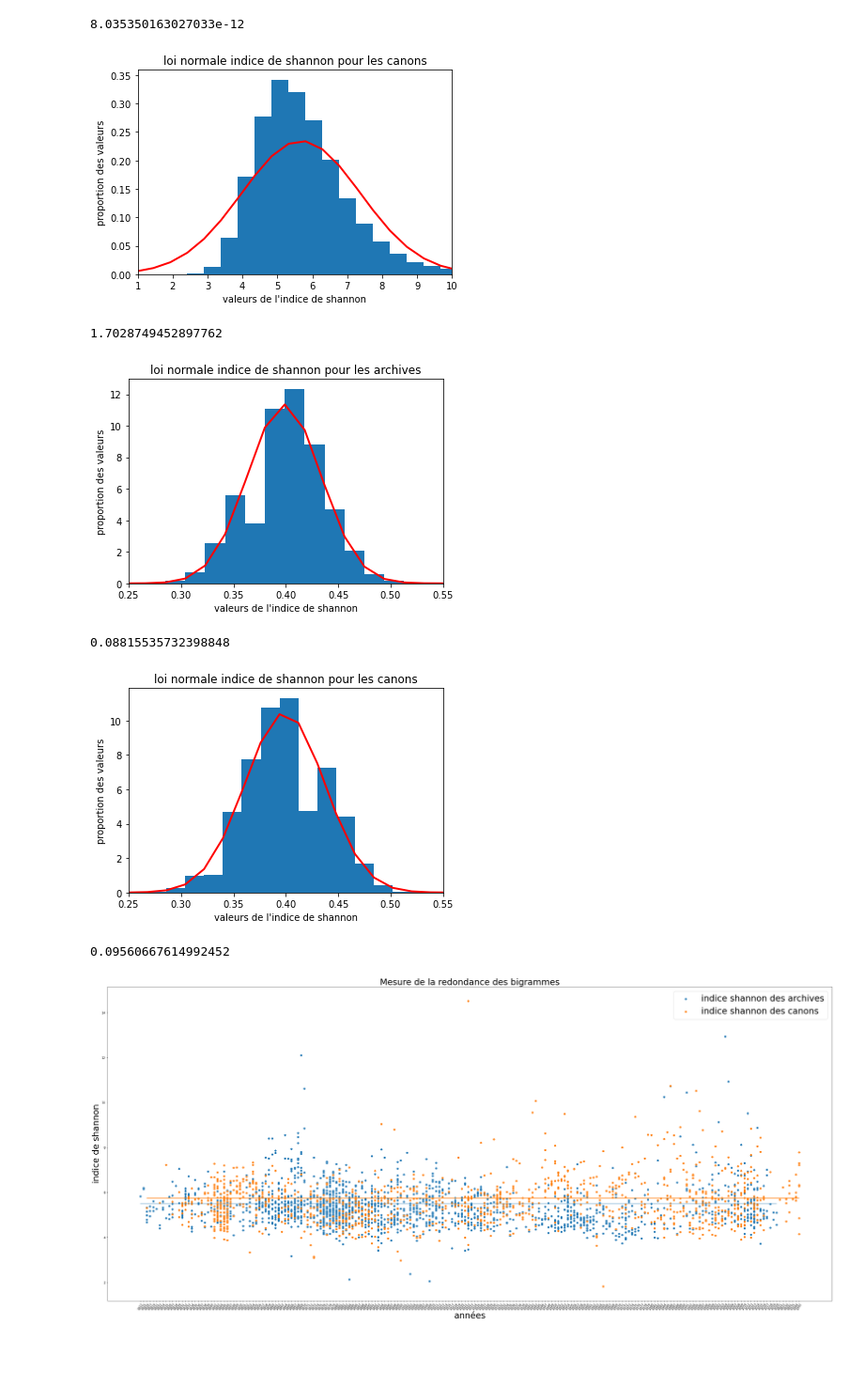
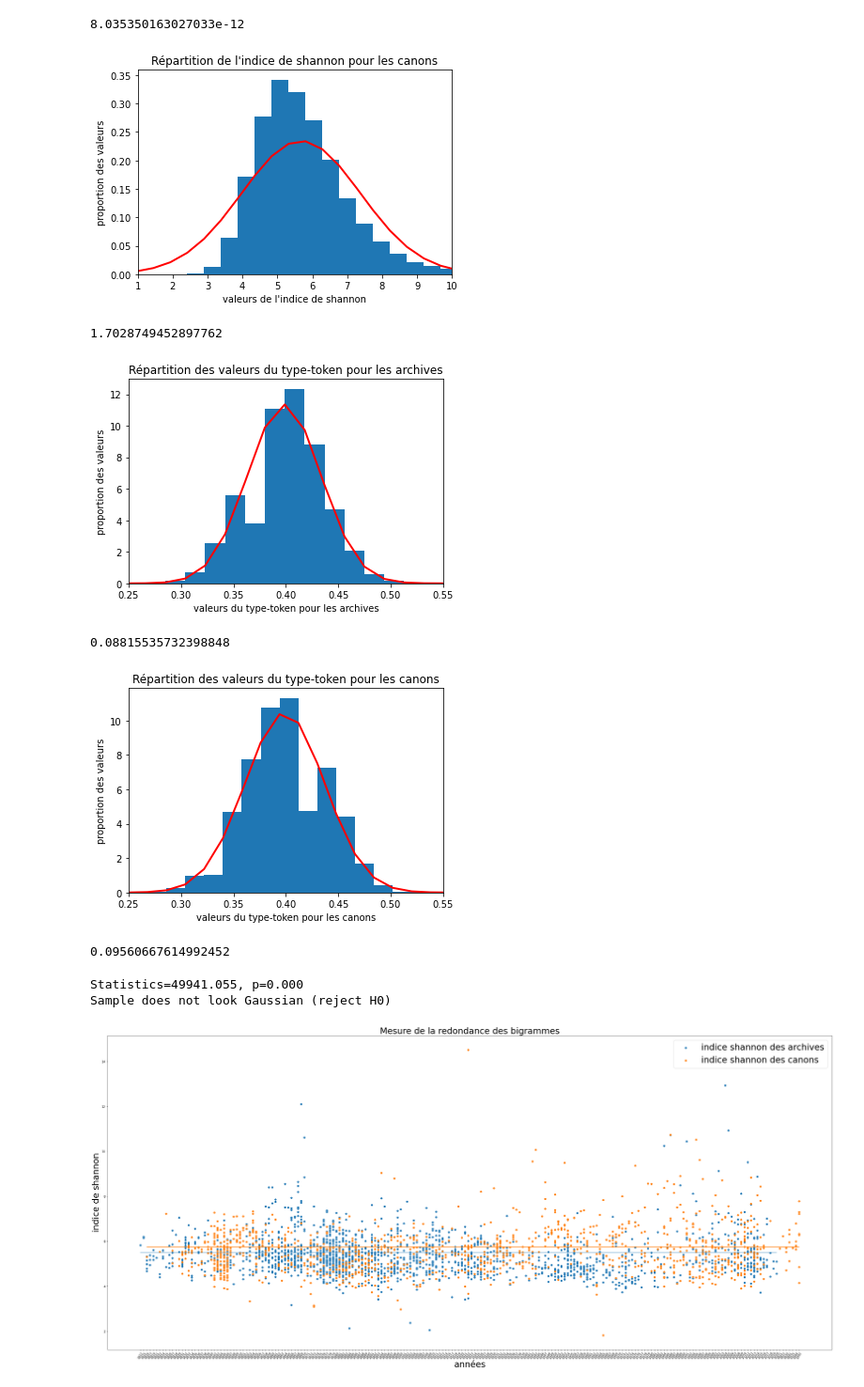
Before and after one commit to crazyjeannot/canons, a Jupyter notebook: results.ipynb, the cells around one changed output. Shown at 94% size. Saved outputs shown, nothing was run; the diff lists cells and outputs as text; code cells hidden in the pictures; blank space fills up the shorter version.

```diff
--- a/results.ipynb
+++ b/results.ipynb
@@ -197,7 +184,7 @@ plt.plot(bins, 1/(std * np.sqrt(2 * np.pi)) *
          linewidth=2, color='r')
 plt.ylabel('proportion des valeurs')
 plt.xlabel("valeurs de l'indice de shannon")
-plt.title('loi normale indice de shannon pour les canons')
+plt.title("Répartition de l'indice de shannon pour les canons")
 plt.xlim(1,10)
 plt.show()
 
@@ -208,27 +195,27 @@ plt.show()
 #ecart type
 np.std(data)
 # %% [output]
-[figure, old version]
+[figure, new version]
 1.7028749452897762
 # %%
 data_tt_arch = type_token_archive_df.to_numpy()
 data = data_tt_arch[np.logical_not(np.isnan(data_tt_arch))]
 mu, std = norm.fit(data)
 count, bins, ignored = plt.hist(data, 20, density=True)
 plt.plot(bins, 1/(std * np.sqrt(2 * np.pi)) *
                np.exp( - (bins - mu)**2 / (2 * std**2) ),
          linewidth=2, color='r')
 plt.ylabel('proportion des valeurs')
-plt.xlabel("valeurs de l'indice de shannon")
-plt.title('loi normale indice de shannon pour les archives')
+plt.xlabel("valeurs du type-token pour les archives")
+plt.title('Répartition des valeurs du type-token pour les archives')
 plt.xlim(0.25,0.55)
 plt.show()
 
 
 #relative standard deviation
 np.std(data)/data.mean()
 # %% [output]
-[figure, old version]
+[figure, new version]
 0.08815535732398848
 # %%
 data_tt_can = type_token_canon_df.to_numpy()
@@ -239,8 +226,8 @@ plt.plot(bins, 1/(std * np.sqrt(2 * np.pi)) *
                np.exp( - (bins - mu)**2 / (2 * std**2) ),
          linewidth=2, color='r')
 plt.ylabel('proportion des valeurs')
-plt.xlabel("valeurs de l'indice de shannon")
-plt.title('loi normale indice de shannon pour les canons')
+plt.xlabel("valeurs du type-token pour les canons")
+plt.title('Répartition des valeurs du type-token pour les canons')
 plt.xlim(0.25,0.55)
 plt.show()
 
@@ -248,5 +235,5 @@ plt.show()
 #relative standard deviation
 np.std(data)/data.mean()
 # %% [output]
-[figure, old version]
+[figure, new version]
 0.09560667614992452
@@ -253,3 +243,15 @@ np.std(data)/data.mean()
+# %%
+stat, p = normaltest(data)
+print('Statistics=%.3f, p=%.3f' % (stat, p))
+# interpret
+alpha = 0.05
+if p > alpha:
+	print('Sample looks Gaussian (fail to reject H0)')
+else:
+	print('Sample does not look Gaussian (reject H0)')
+# %% [output]
+Statistics=49941.055, p=0.000
+Sample does not look Gaussian (reject H0)
 # %%
 test = []
 for i in range(0,len(annee_canon)):
```
Also changed, not shown: parts of 48 cells of this notebook, 1 other file.
